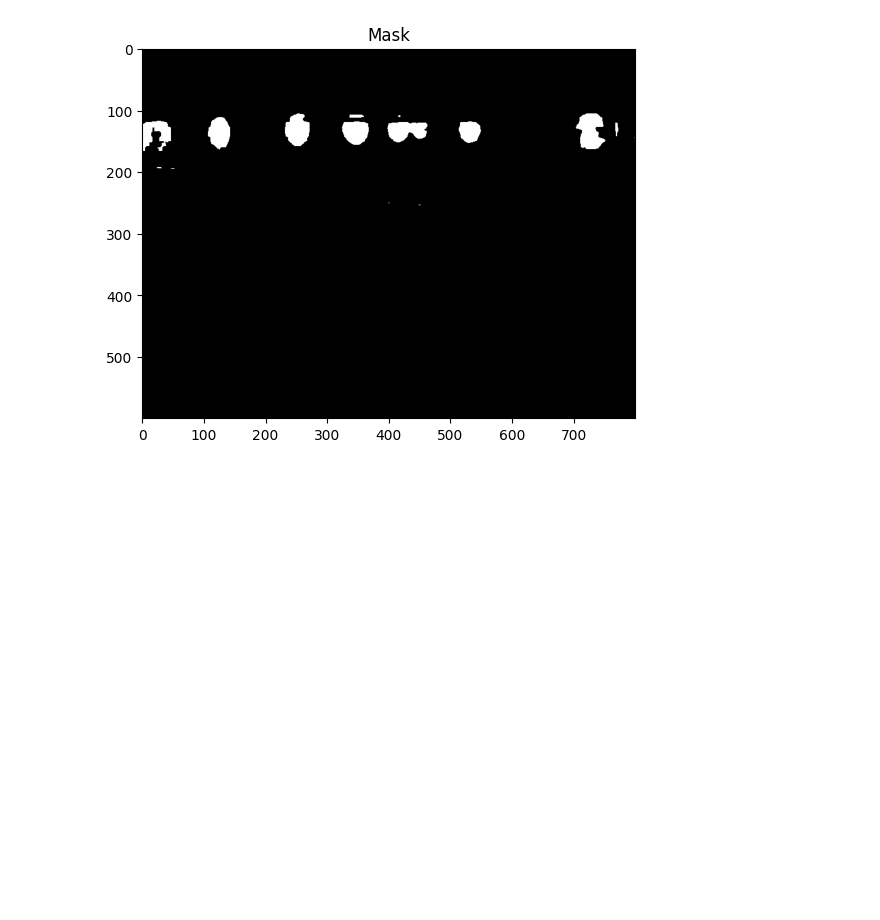
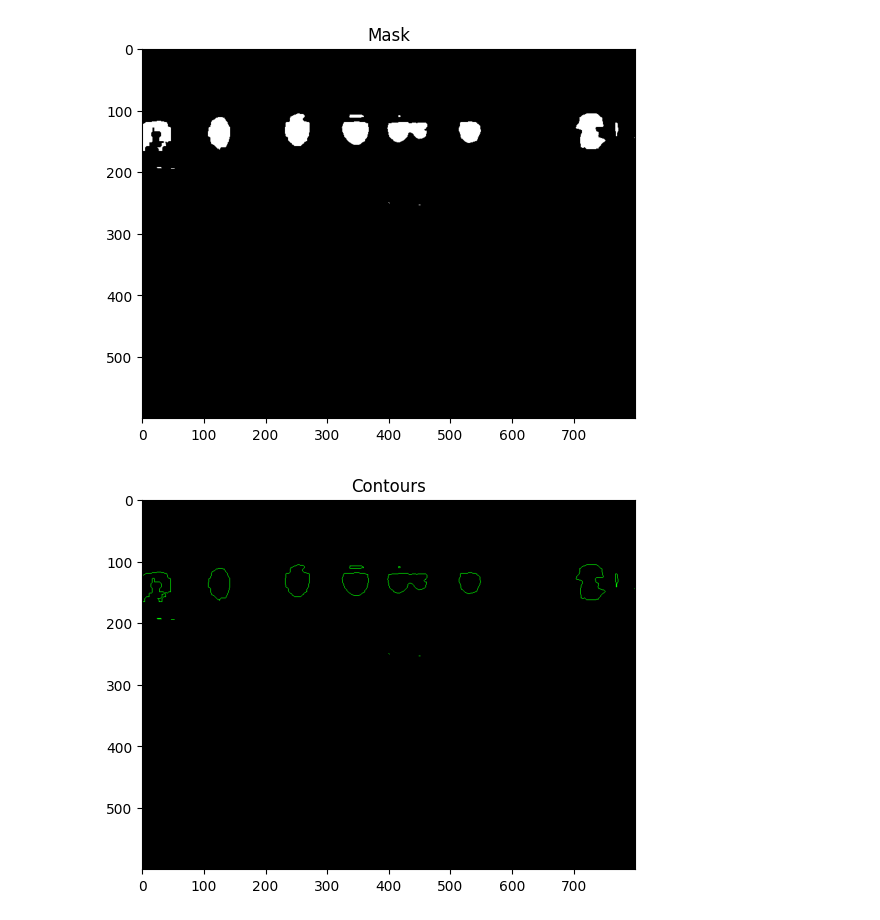
Before and after one commit to lneira19/oildrops, a Jupyter notebook: hsvtest.ipynb, the cells around one changed output. Saved outputs shown, nothing was run; the diff lists cells and outputs as text; code cells hidden in the pictures; blank space fills up the shorter version.

Commit message:
Added contours.

```diff
--- a/hsvtest.ipynb
+++ b/hsvtest.ipynb
@@ -30,3 +30,23 @@ plt.show()
 # %% [output]
 [figure]
 [figure]
+# %%
+def getContours(base_img):
+
+    # Calcular contornos de la imagen
+    contours, _ = cv2.findContours(image=base_img, mode=cv2.RETR_EXTERNAL, method=cv2.CHAIN_APPROX_SIMPLE)
+
+    dim = np.shape(base_img)
+
+    contours_img = cv2.drawContours(np.zeros((dim[0],dim[1],3)), contours, -1, (0,255,0), 1)
+    contours_img = np.uint8(contours_img)
+
+    return contours, contours_img
+
+contours, contours_img = getContours(mask)
+
+plt.imshow(contours_img)
+plt.title("Contours")
+plt.show()
+# %% [output]
+[figure, added]
```
Also changed, not shown: parts of 1 cell of this notebook.
